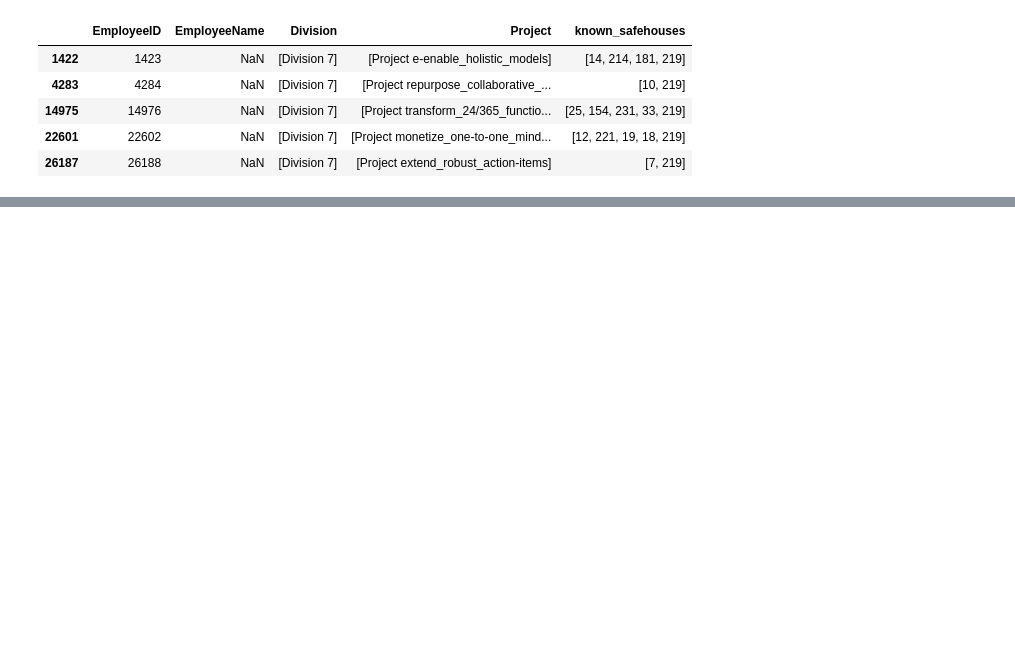
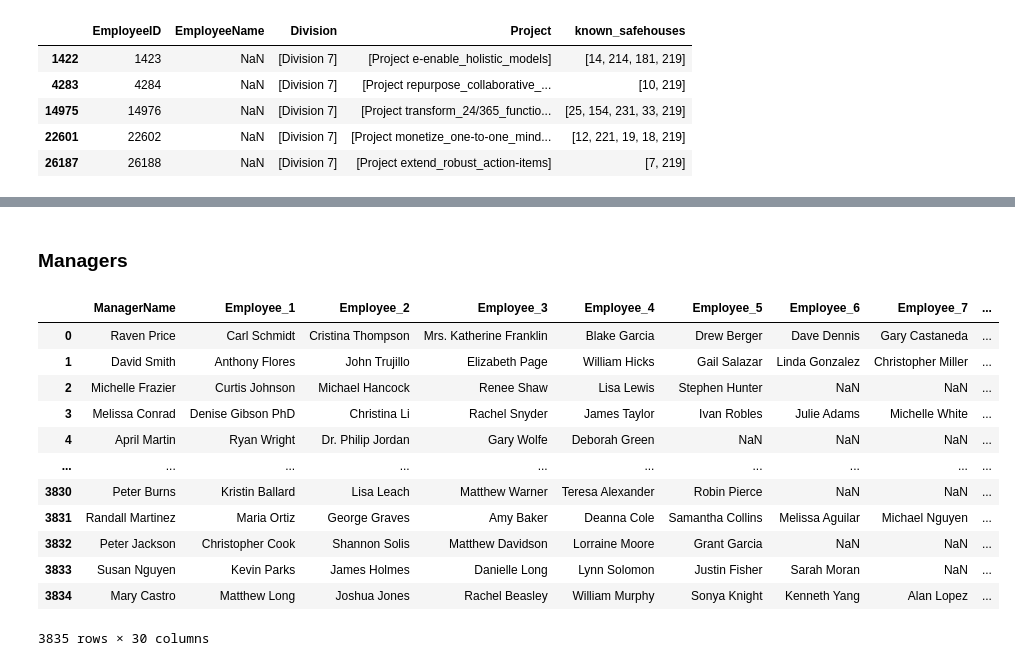
Before and after one commit to datonic/datadex, a Jupyter notebook: notebooks/brlda.ipynb, the cells around one changed output, grey strips where cells are left out. Cells and saved outputs as stored; diff of their text form; code cells hidden in the pictures; blank space fills up the shorter version.

```diff
--- a/notebooks/brlda.ipynb
+++ b/notebooks/brlda.ipynb
@@ -101,0 +141,18 @@ safehouses_map
+# %% [markdown]
+### Managers
+# %%
+managers_df
+# %% [output]
+|  | ManagerName | Employee_1 | Employee_2 | Employee_3 | Employee_4 | Employee_5 | Employee_6 | Employee_7 | ... |
+| 0 | Raven Price | Carl Schmidt | Cristina Thompson | Mrs. Katherine Franklin | Blake Garcia | Drew Berger | Dave Dennis | Gary Castaneda | ... |
+| 1 | David Smith | Anthony Flores | John Trujillo | Elizabeth Page | William Hicks | Gail Salazar | Linda Gonzalez | Christopher Miller | ... |
+| 2 | Michelle Frazier | Curtis Johnson | Michael Hancock | Renee Shaw | Lisa Lewis | Stephen Hunter | NaN | NaN | ... |
+| 3 | Melissa Conrad | Denise Gibson PhD | Christina Li | Rachel Snyder | James Taylor | Ivan Robles | Julie Adams | Michelle White | ... |
+| 4 | April Martin | Ryan Wright | Dr. Philip Jordan | Gary Wolfe | Deborah Green | NaN | NaN | NaN | ... |
+| ... | ... | ... | ... | ... | ... | ... | ... | ... | ... |
+| 3830 | Peter Burns | Kristin Ballard | Lisa Leach | Matthew Warner | Teresa Alexander | Robin Pierce | NaN | NaN | ... |
+| 3831 | Randall Martinez | Maria Ortiz | George Graves | Amy Baker | Deanna Cole | Samantha Collins | Melissa Aguilar | Michael Nguyen | ... |
+| 3832 | Peter Jackson | Christopher Cook | Shannon Solis | Matthew Davidson | Lorraine Moore | Grant Garcia | NaN | NaN | ... |
+| 3833 | Susan Nguyen | Kevin Parks | James Holmes | Danielle Long | Lynn Solomon | Justin Fisher | Sarah Moran | NaN | ... |
+| 3834 | Mary Castro | Matthew Long | Joshua Jones | Rachel Beasley | William Murphy | Sonya Knight | Kenneth Yang | Alan Lopez | ... |
+3835 rows × 30 columns
```
Also changed, not shown: parts of 25 cells of this notebook.
